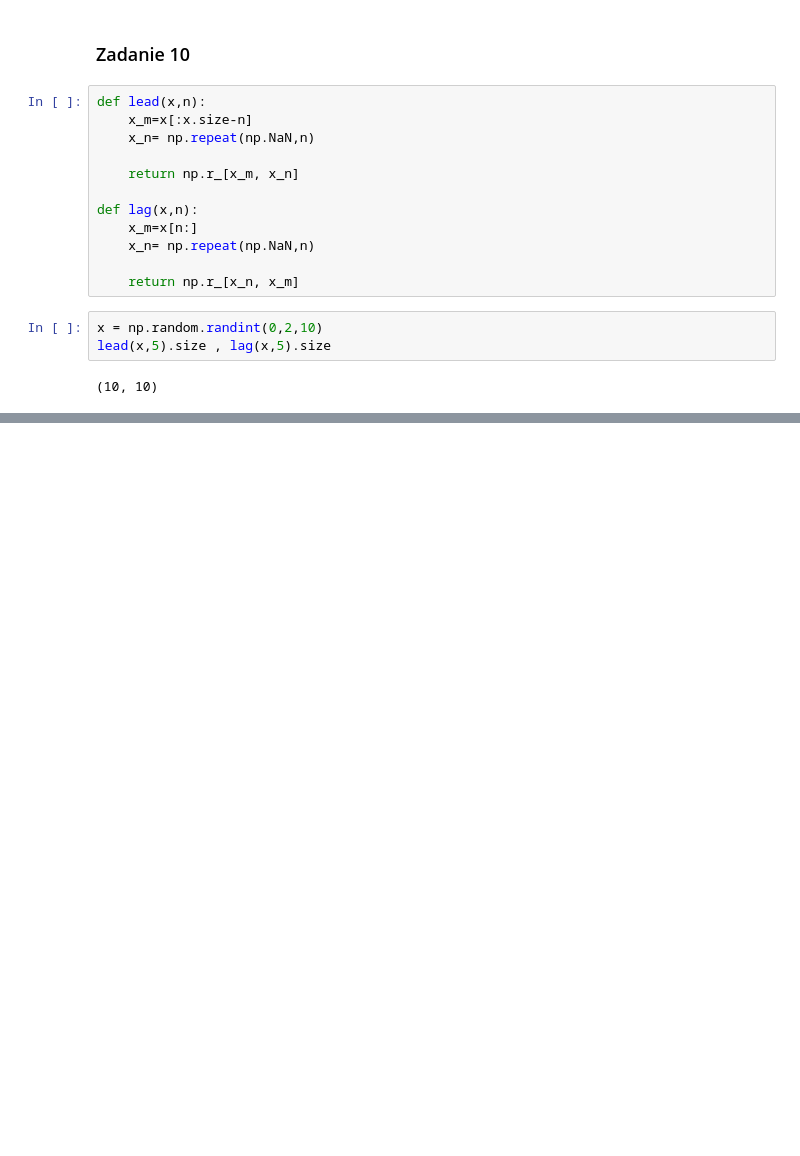
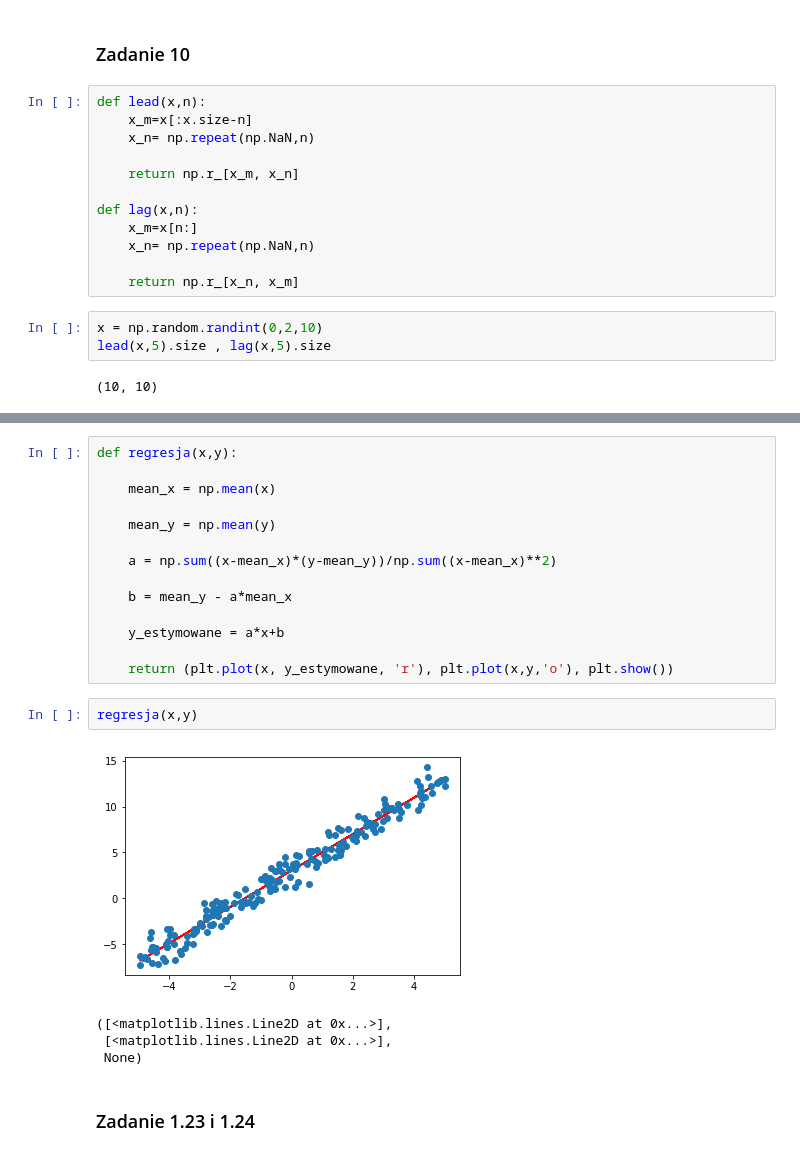
Before and after one commit to aearial94/kurs_sages_160918, a Jupyter notebook: 29.09.2018_Zadania_numpy.ipynb, the cells around one changed output, grey strips where cells are left out. Saved outputs shown, nothing was run; the diff lists cells and outputs as text; blank space fills up the shorter version.

```diff
--- a/29.09.2018_Zadania_numpy.ipynb
+++ b/29.09.2018_Zadania_numpy.ipynb
@@ -287,0 +489,23 @@ lead(x,5).size , lag(x,5).size
+# %%
+def regresja(x,y):
+
+    mean_x = np.mean(x)
+
+    mean_y = np.mean(y)
+
+    a = np.sum((x-mean_x)*(y-mean_y))/np.sum((x-mean_x)**2)
+
+    b = mean_y - a*mean_x
+
+    y_estymowane = a*x+b
+
+    return (plt.plot(x, y_estymowane, 'r'), plt.plot(x,y,'o'), plt.show())
+# %%
+regresja(x,y)
+# %% [output]
+[figure, added]
+([<matplotlib.lines.Line2D at 0x...>],
+ [<matplotlib.lines.Line2D at 0x...>],
+ None)
+# %% [markdown]
+### Zadanie 1.23 i 1.24
```
Also changed, not shown: parts of 56 cells of this notebook, 1 other file.
